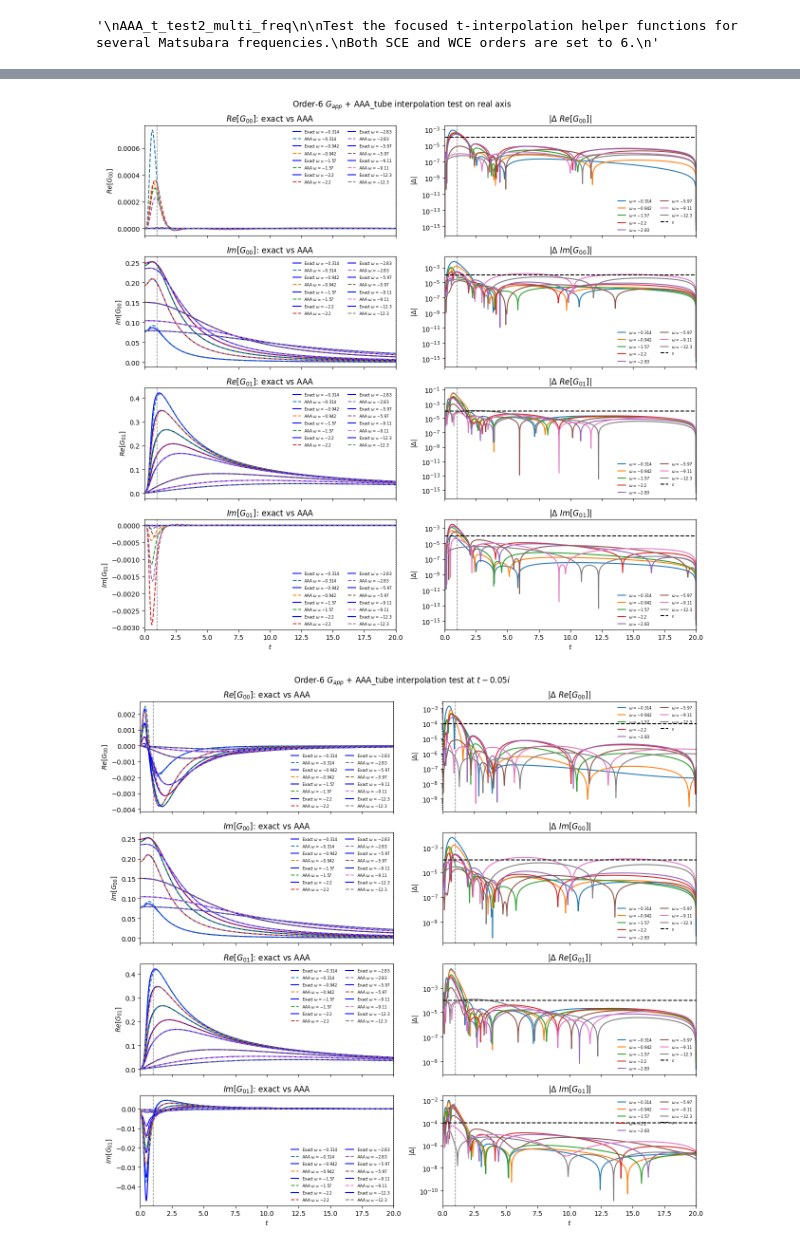
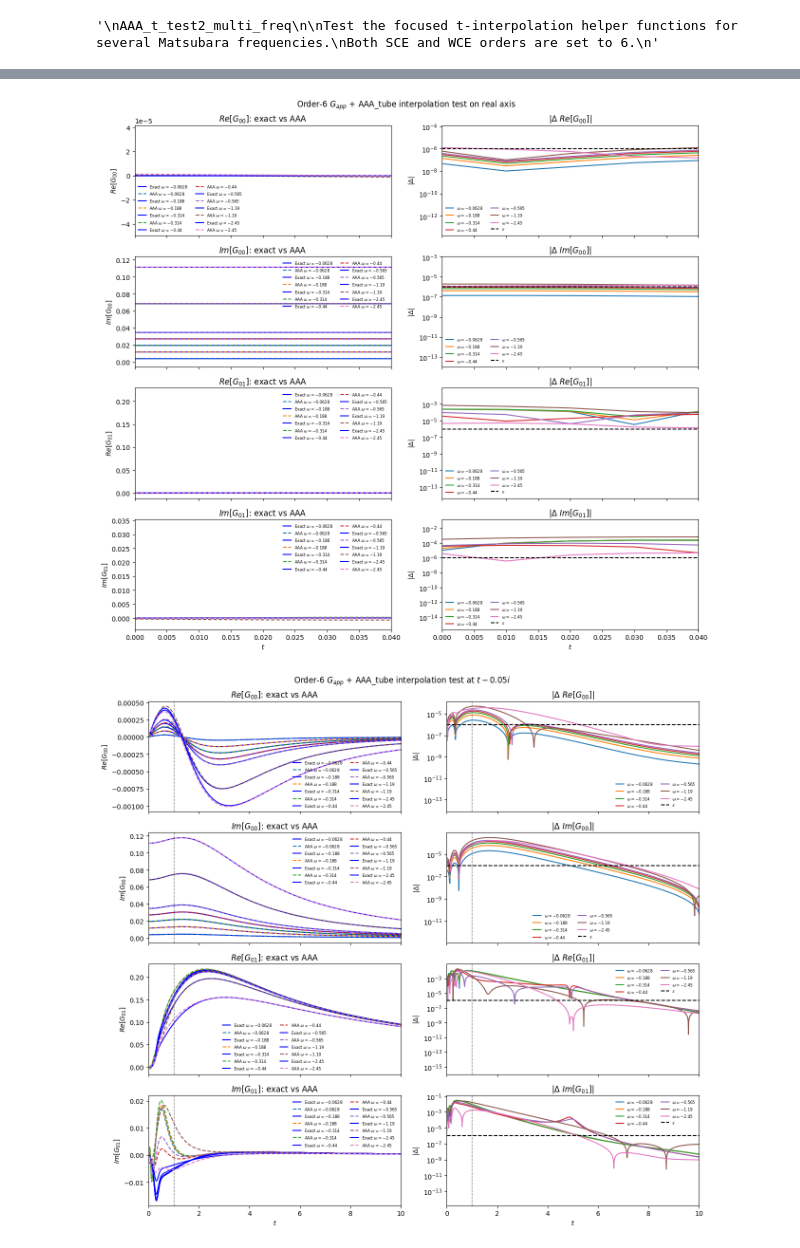
Before and after one commit to Yuanranzhu/Many_body_interpolation, a Jupyter notebook: hubbard_dimer/t_interpolation/AAA_t_test3.ipynb, the cells around one changed output, grey strips where cells are left out. Cells and saved outputs as stored; diff of their text form; code cells hidden in the pictures.

```diff
--- a/hubbard_dimer/t_interpolation/AAA_t_test3.ipynb
+++ b/hubbard_dimer/t_interpolation/AAA_t_test3.ipynb
@@ -20,21 +20,21 @@ from t_interpolation_workflow import (
 )
 from _bary_rational import AAA_tube
 # %%
-beta = 10.0
+beta = 20.0
 Ns = 2
 Nw = 4 * int(beta)
 Mat_fre = (2 * np.linspace(0, Nw - 1, Nw) + 1) * np.pi / beta
 wn = np.append(-np.flip(Mat_fre), Mat_fre)
 shift = 0
 
-U = 4.0
-T = 20.0
-Nt = 1001
+U = 1.0
+T = 10.0
+Nt = 15001
 t_values_ED = np.linspace(0, T, Nt) + shift
 
-sce_order = 4
-wce_order = 12
-epsilon = 1e-4
+sce_order = 8
+wce_order = 8
+epsilon = 1e-6
 # %%
 G_exact = compute_exact_t(t_values_ED, wn, U, beta)
 print(G_exact.shape)
@@ -175,7 +164,7 @@ print(t_app.size)
 # %%
 ### Multi-frequency G_app construction and AAA_tube interpolation test
-wn_id = [Nw-1, Nw-2, Nw-3, Nw-4, Nw-5, Nw-10, Nw-15, Nw-20]
-max_terms = 5
+wn_id = [Nw-1, Nw-2, Nw-3, Nw-4, Nw-5, Nw-10, Nw-20]
+max_terms = 10
 tube_delta = 0.1
 tube_Ns = 100000
 max_error = epsilon
@@ -223,6 +212,6 @@ for col, n in enumerate(wn_id):
     G01_interp[:, col] = r01(np.linspace(0, T, Nt))
     G00_interp1[:, col] = r00(np.linspace(0, T, Nt)-1j*0.05)
     G01_interp1[:, col] = r01(np.linspace(0, T, Nt)-1j*0.05)
-    G00_interp2[:, col] = r00(np.linspace(0, T, Nt)+1j*0.1)
-    G01_interp2[:, col] = r01(np.linspace(0, T, Nt)+1j*0.1)
+    G00_interp2[:, col] = r00(np.linspace(0, T, Nt)-1j*0.1)
+    G01_interp2[:, col] = r01(np.linspace(0, T, Nt)-1j*0.1)
 # %% [output]
@@ -246,7 +250,7 @@ AAA_tube maximum boundary |r(z)|: 0.042310572191857444
 # %%
 G_exact = compute_exact_t(t_values_ED.real, wn, U, beta)
 
-def plot_aaa_component_comparison(t_plot, G_ref, G00_pred, G01_pred, title):
+def plot_aaa_component_comparison(t_plot, G_ref, G00_pred, G01_pred, title, T_plot=T):
     fig, axes = plt.subplots(4, 2, figsize=(13, 12), sharex=True)
     components = [
         (r"$Re[G_{00}]$", G_ref[:, :, 0, 0].real, G00_pred.real),
@@ -275,7 +279,7 @@ def plot_aaa_component_comparison(t_plot, G_ref, G00_pred, G01_pred, title):
     for ax in axes[-1, :]:
         ax.set_xlabel(r"$t$")
     for ax in axes.ravel():
-        ax.set_xlim([0, T])
+        ax.set_xlim([0, T_plot])
         ax.axvline(1, color="gray", linestyle="--", linewidth=1)
         ax.axvline(t_values_ED.real.min(), color="0.35", linestyle=":", linewidth=1.2)
         ax.axvline(t_values_ED.real.max(), color="0.35", linestyle=":", linewidth=1.2)
@@ -291,20 +295,22 @@ plot_aaa_component_comparison(
     G00_interp,
     G01_interp,
     r"Order-6 $G_{app}$ + AAA_tube interpolation test on real axis",
+    T_plot = 0.04
 )
 # %% [output]
-[figure, old version]
+[figure, new version]
 # %%
 t_values1 = np.linspace(0, T, Nt) - 1j * 0.05
 G_exact1 = compute_exact_t(t_values1, wn, U, beta)
 
 plot_aaa_component_comparison(
     t_values1,
     G_exact1,
     G00_interp1,
     G01_interp1,
     r"Order-6 $G_{app}$ + AAA_tube interpolation test at $t-0.05i$",
+    T_plot= 10
 )
 # %% [output]
-[figure, old version]
+[figure, new version]
 # %%
```
Also changed, not shown: parts of 6 cells of this notebook, 7 other files.
